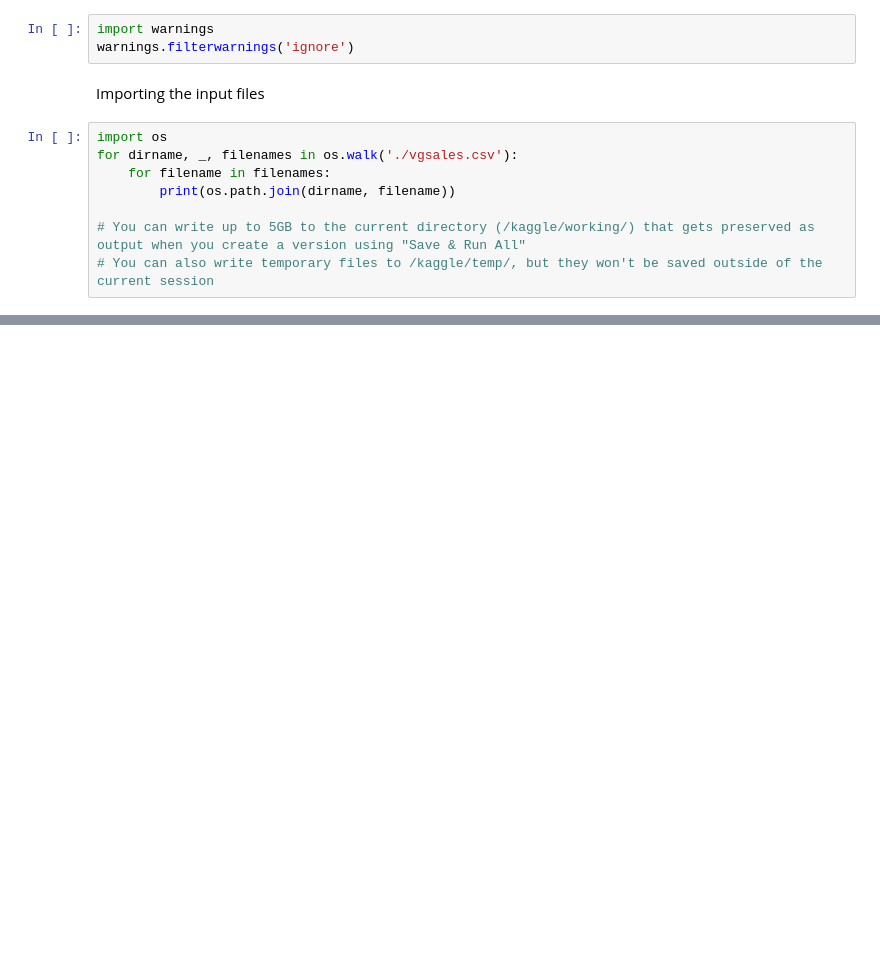
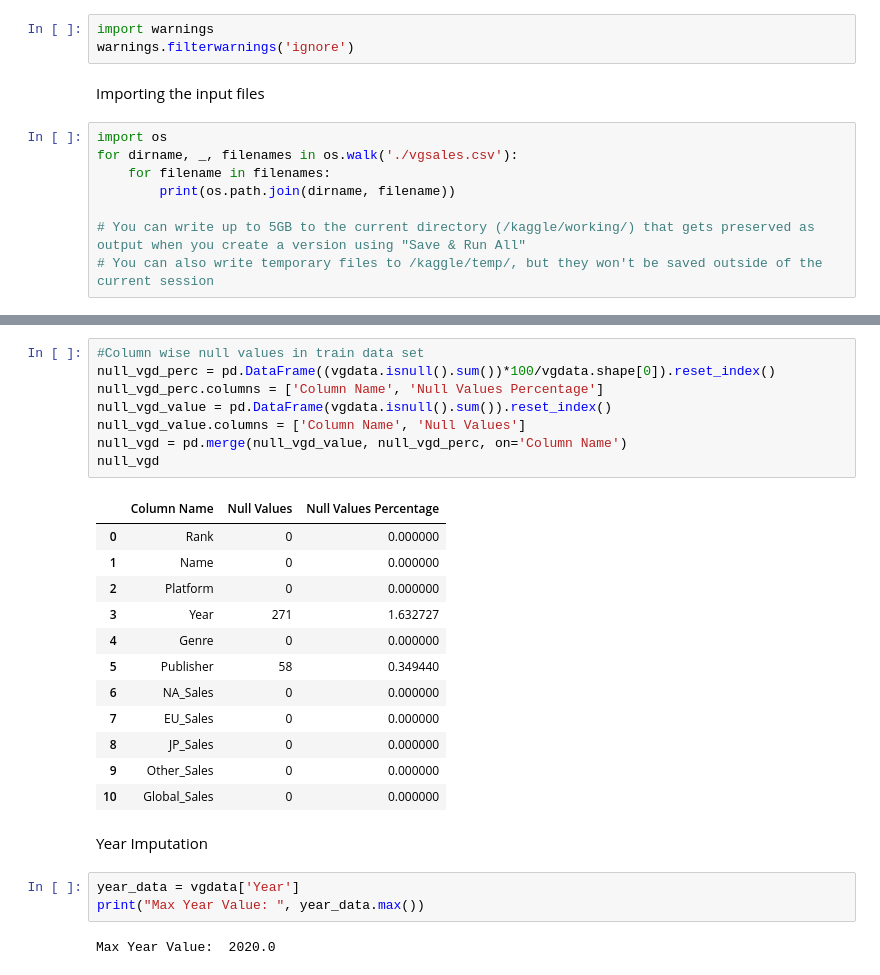
Before and after one commit to rodrigoluciano/r-d_ciencia_e_analise_de_dados, a Jupyter notebook: VideoGameSales.ipynb, the cells around one changed output, grey strips where cells are left out. Drawn from its saved outputs; the diff is of its cells as text; blank space fills up the shorter version.

```diff
--- a/VideoGameSales.ipynb
+++ b/VideoGameSales.ipynb
@@ -51,0 +101,28 @@ vgdata.head()
+# %%
+#Column wise null values in train data set
+null_vgd_perc = pd.DataFrame((vgdata.isnull().sum())*100/vgdata.shape[0]).reset_index()
+null_vgd_perc.columns = ['Column Name', 'Null Values Percentage']
+null_vgd_value = pd.DataFrame(vgdata.isnull().sum()).reset_index()
+null_vgd_value.columns = ['Column Name', 'Null Values']
+null_vgd = pd.merge(null_vgd_value, null_vgd_perc, on='Column Name')
+null_vgd
+# %% [output]
+|  | Column Name | Null Values | Null Values Percentage |
+| 0 | Rank | 0 | 0.000000 |
+| 1 | Name | 0 | 0.000000 |
+| 2 | Platform | 0 | 0.000000 |
+| 3 | Year | 271 | 1.632727 |
+| 4 | Genre | 0 | 0.000000 |
+| 5 | Publisher | 58 | 0.349440 |
+| 6 | NA_Sales | 0 | 0.000000 |
+| 7 | EU_Sales | 0 | 0.000000 |
+| 8 | JP_Sales | 0 | 0.000000 |
+| 9 | Other_Sales | 0 | 0.000000 |
+| 10 | Global_Sales | 0 | 0.000000 |
+# %% [markdown]
+Year Imputation
+# %%
+year_data = vgdata['Year']
+print("Max Year Value: ", year_data.max())
+# %% [output]
+Max Year Value:  2020.0
```
Also changed, not shown: parts of 15 cells of this notebook.
